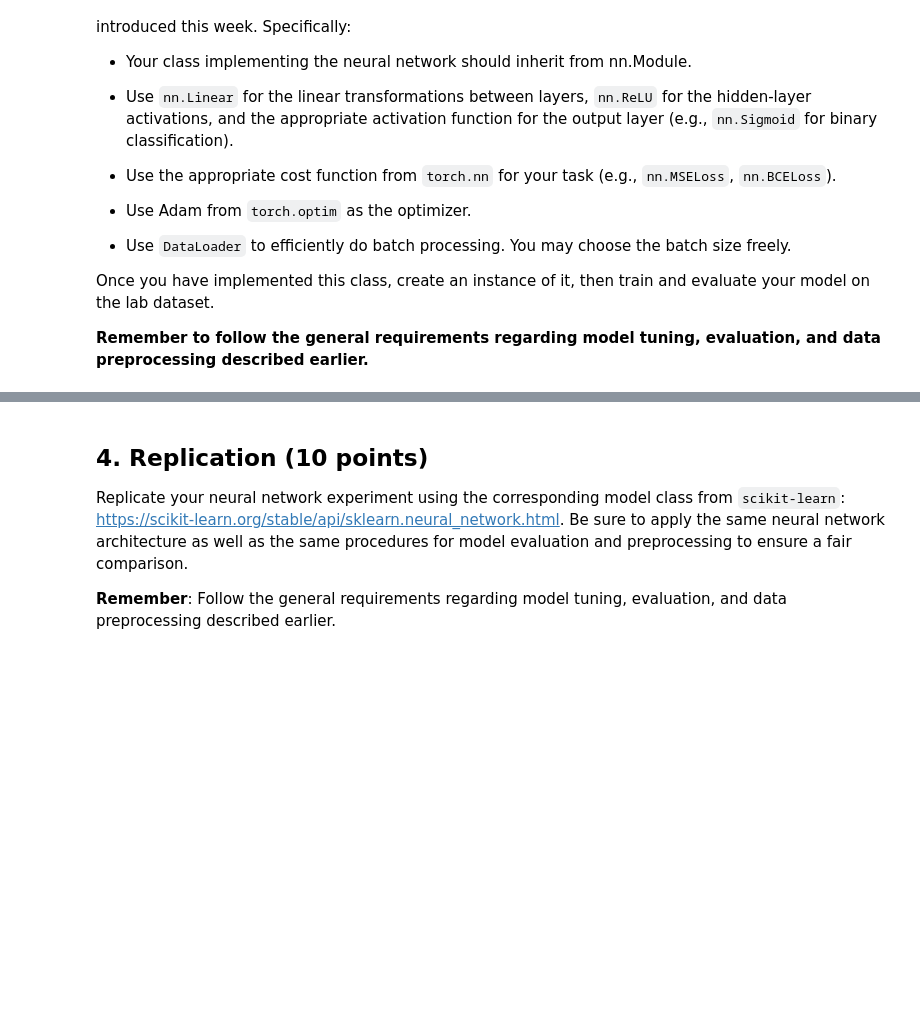
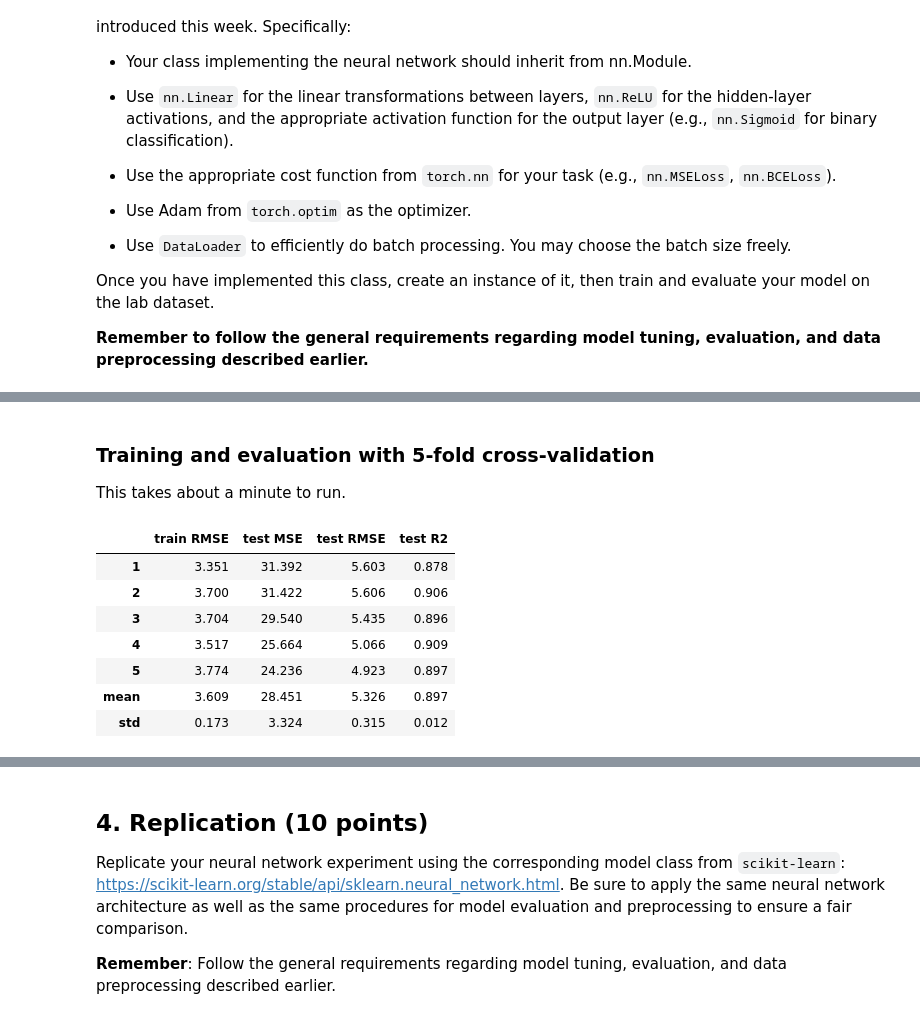
Before and after one commit to AudreyStelle/ML-Lab-3-Non-linear-Dimensionality-Reduction---t-SNE-and-UMAP, a Jupyter notebook: 05-neural-networks-real-data.ipynb, the cells around one changed output, grey strips where cells are left out. Cells and saved outputs as stored; diff of their text form; code cells hidden in the pictures; blank space fills up the shorter version.

```diff
--- a/05-neural-networks-real-data.ipynb
+++ b/05-neural-networks-real-data.ipynb
@@ -259,0 +216,49 @@ Once you have implemented this class, create an instance of it, then train and e
+# %% [markdown]
+### Training and evaluation with 5-fold cross-validation
+
+This takes about a minute to run.
+# %%
+kf = KFold(n_splits=5, shuffle=True, random_state=42)
+
+fold_results = []
+fold_losses = []
+for fold, (train_idx, test_idx) in enumerate(kf.split(X), start=1):
+    scaler = StandardScaler()
+    X_train = scaler.fit_transform(X.iloc[train_idx])
+    X_test = scaler.transform(X.iloc[test_idx])
+    y_train = y.iloc[train_idx].values
+    y_test = y.iloc[test_idx].values
+
+    X_train = torch.tensor(X_train, dtype=torch.float32)
+    X_test = torch.tensor(X_test, dtype=torch.float32)
+    y_train = torch.tensor(y_train, dtype=torch.float32).reshape(-1, 1)
+
+    torch.manual_seed(42)  # same random start in every fold
+    model, losses = train_nn(X_train, y_train)
+    fold_losses.append(losses)
+
+    model.eval()
+    with torch.no_grad():
+        train_pred = model(X_train).numpy().ravel()
+        test_pred = model(X_test).numpy().ravel()
+
+    test_mse = mean_squared_error(y_test, test_pred)
+    fold_results.append({
+        "fold": fold,
+        "train RMSE": mean_squared_error(y_train.numpy().ravel(), train_pred) ** 0.5,
+        "test MSE": test_mse,
+        "test RMSE": test_mse ** 0.5,
+        "test R2": r2_score(y_test, test_pred),
+    })
+
+nn_results = pd.DataFrame(fold_results).set_index("fold")
+pd.concat([nn_results, nn_results.agg(["mean", "std"])]).round(3)
+# %% [output]
+|  | train RMSE | test MSE | test RMSE | test R2 |
+| 1 | 3.351 | 31.392 | 5.603 | 0.878 |
+| 2 | 3.700 | 31.422 | 5.606 | 0.906 |
+| 3 | 3.704 | 29.540 | 5.435 | 0.896 |
+| 4 | 3.517 | 25.664 | 5.066 | 0.909 |
+| 5 | 3.774 | 24.236 | 4.923 | 0.897 |
+| mean | 3.609 | 28.451 | 5.326 | 0.897 |
+| std | 0.173 | 3.324 | 0.315 | 0.012 |
```
Also changed, not shown: parts of 24 cells of this notebook, 1 other file.
